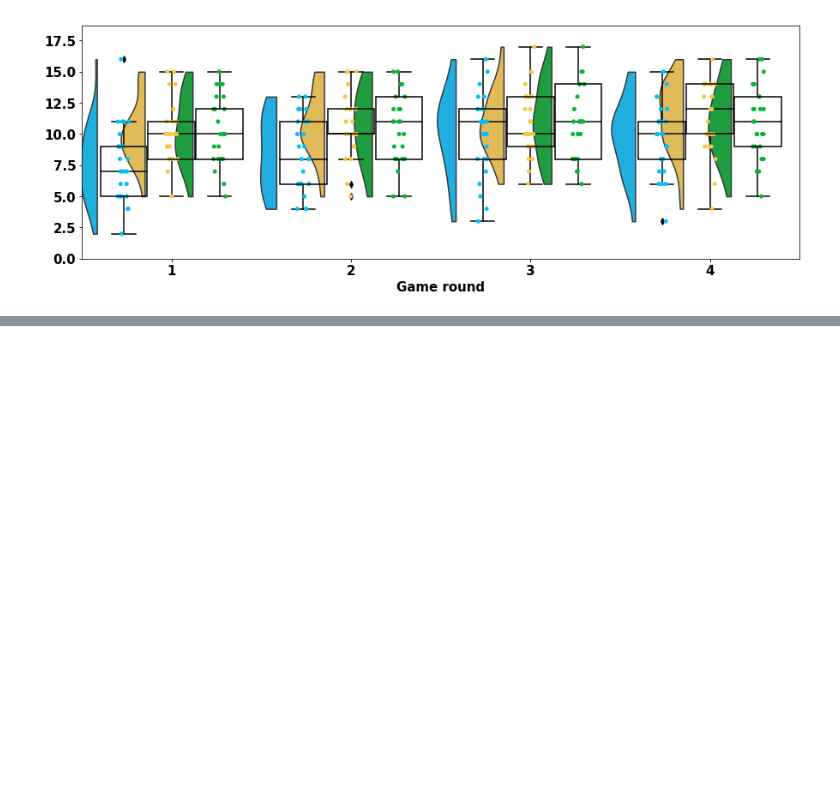
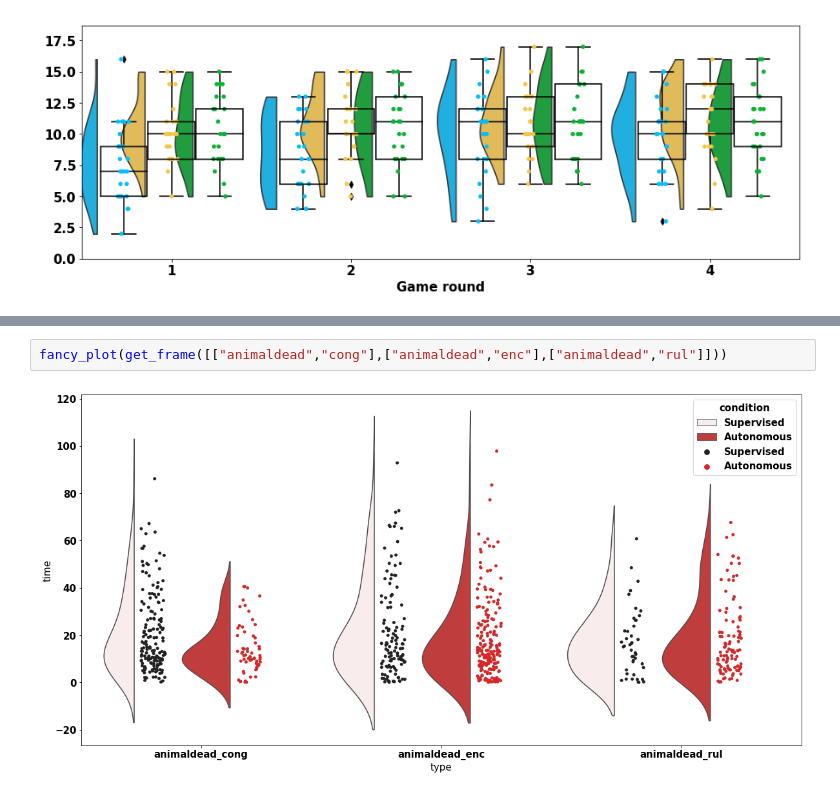
Before and after one commit to emmanuel-senft/data-foodchain, a Jupyter notebook: analyse.ipynb, the cells around one changed output, grey strips where cells are left out. Drawn from its saved outputs; the diff is of its cells as text; blank space fills up the shorter version.

```diff
--- a/analyse.ipynb
+++ b/analyse.ipynb
@@ -480,0 +650,4 @@ analyse(df,"Game","d_eat","condition","Game round","Exposure to learning items",
+# %%
+fancy_plot(get_frame([["animaldead","cong"],["animaldead","enc"],["animaldead","rul"]]))
+# %% [output]
+[figure, added]
```
Also changed, not shown: parts of 8 cells of this notebook, 3 other files.
